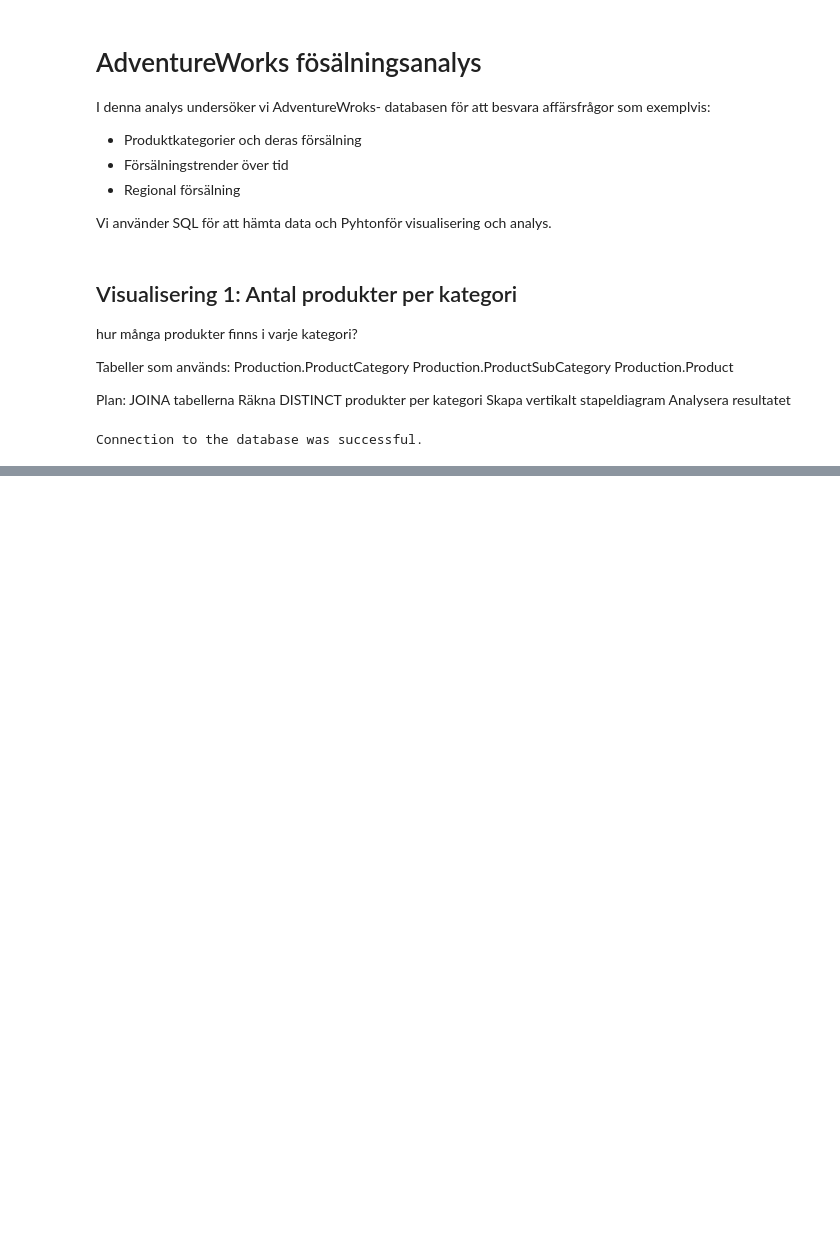
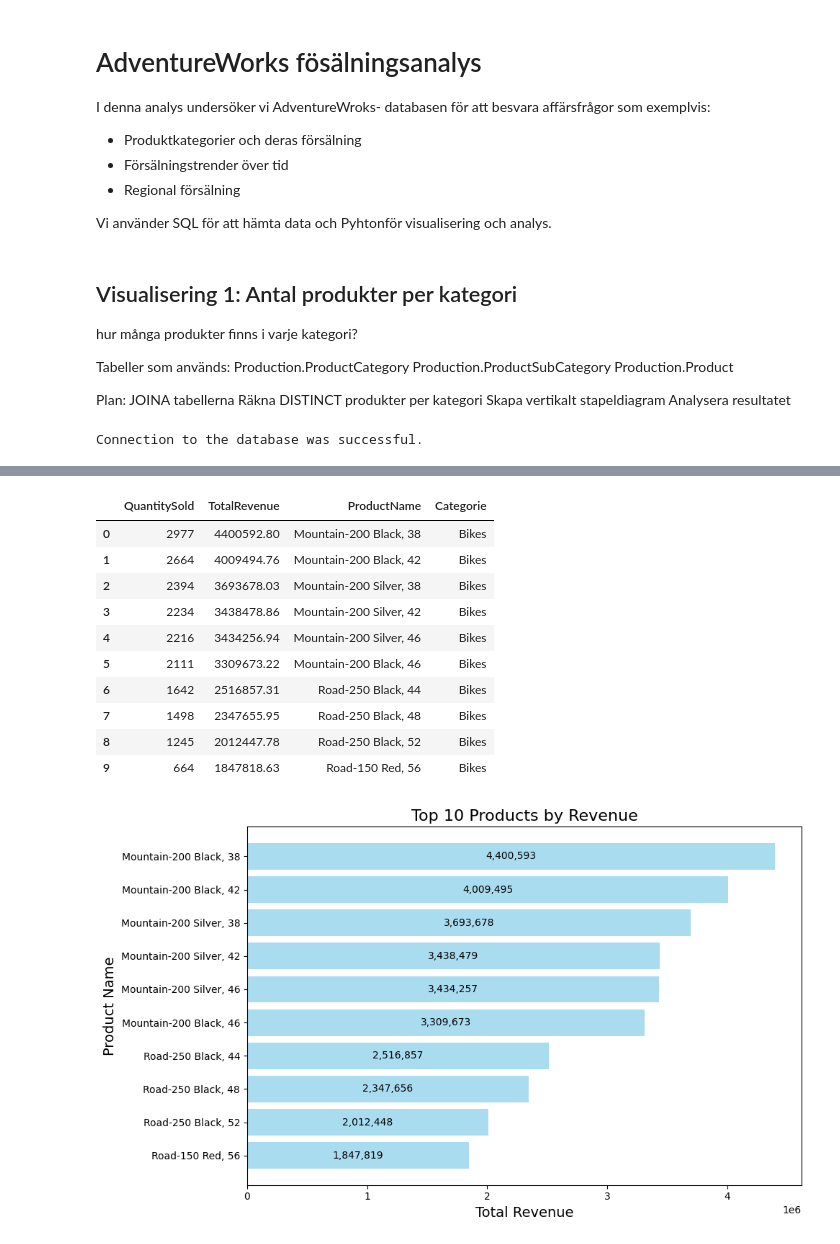
Before and after one commit to wendymermet-lgtm/SQL_Examen, a Jupyter notebook: notebooks/main.ipynb, the cells around one changed output, grey strips where cells are left out. Drawn from its saved outputs; the diff is of its cells as text; code cells hidden in the pictures; blank space fills up the shorter version.

```diff
--- a/notebooks/main.ipynb
+++ b/notebooks/main.ipynb
@@ -87,0 +268,60 @@ Detta indikerar på att företaget är starkt fokuserat på komponenter och rese
+# %%
+query_vis5 = """
+SELECT TOP 10
+    SUM(sod.OrderQty) AS QuantitySold,
+    ROUND(SUM(sod.LineTotal), 2) AS TotalRevenue,
+    p.Name AS ProductName,
+    pc.Name AS Categorie
+
+FROM Sales.SalesOrderDetail sod
+INNER JOIN Production.Product p ON sod.ProductID = p.ProductID
+INNER JOIN Production.ProductSubcategory psc ON p.ProductSubcategoryID = psc.ProductSubcategoryID
+INNER JOIN Production.ProductCategory pc ON psc.ProductCategoryID = pc.ProductCategoryID
+GROUP BY p.Name, pc.Name
+ORDER BY TotalRevenue DESC
+"""
+
+df_vis5 = query_df(query_vis5)
+display(df_vis5)
+
+df_sorted = df_vis5.sort_values(by='TotalRevenue', ascending=True)
+
+fig, ax = plt.subplots(figsize=(10, 6))
+bars = ax.barh(
+    df_sorted['ProductName'],
+    df_sorted['TotalRevenue'],
+    color='skyblue',
+    alpha=0.7
+)
+
+ax.set_title('Top 10 Products by Revenue', fontsize=16)
+ax.set_ylabel('Product Name', fontsize=14)
+
+for bar in bars:
+    width = bar.get_width()
+    ax.text(
+        width / 2,
+        bar.get_y() + bar.get_height() / 2,
+        f"{width:,.0f}",
+        ha='center',
+        va='center',
+        color='black',
+        fontsize=10
+    )
+
+ax.set_xlabel('Total Revenue', fontsize=14)
+plt.tight_layout()
+plt.show()
+# %% [output]
+|  | QuantitySold | TotalRevenue | ProductName | Categorie |
+| 0 | 2977 | 4400592.80 | Mountain-200 Black, 38 | Bikes |
+| 1 | 2664 | 4009494.76 | Mountain-200 Black, 42 | Bikes |
+| 2 | 2394 | 3693678.03 | Mountain-200 Silver, 38 | Bikes |
+| 3 | 2234 | 3438478.86 | Mountain-200 Silver, 42 | Bikes |
+| 4 | 2216 | 3434256.94 | Mountain-200 Silver, 46 | Bikes |
+| 5 | 2111 | 3309673.22 | Mountain-200 Black, 46 | Bikes |
+| 6 | 1642 | 2516857.31 | Road-250 Black, 44 | Bikes |
+| 7 | 1498 | 2347655.95 | Road-250 Black, 48 | Bikes |
+| 8 | 1245 | 2012447.78 | Road-250 Black, 52 | Bikes |
+| 9 | 664 | 1847818.63 | Road-150 Red, 56 | Bikes |
+[figure, added]
```
Also changed, not shown: parts of 15 cells of this notebook, 7 other files.
